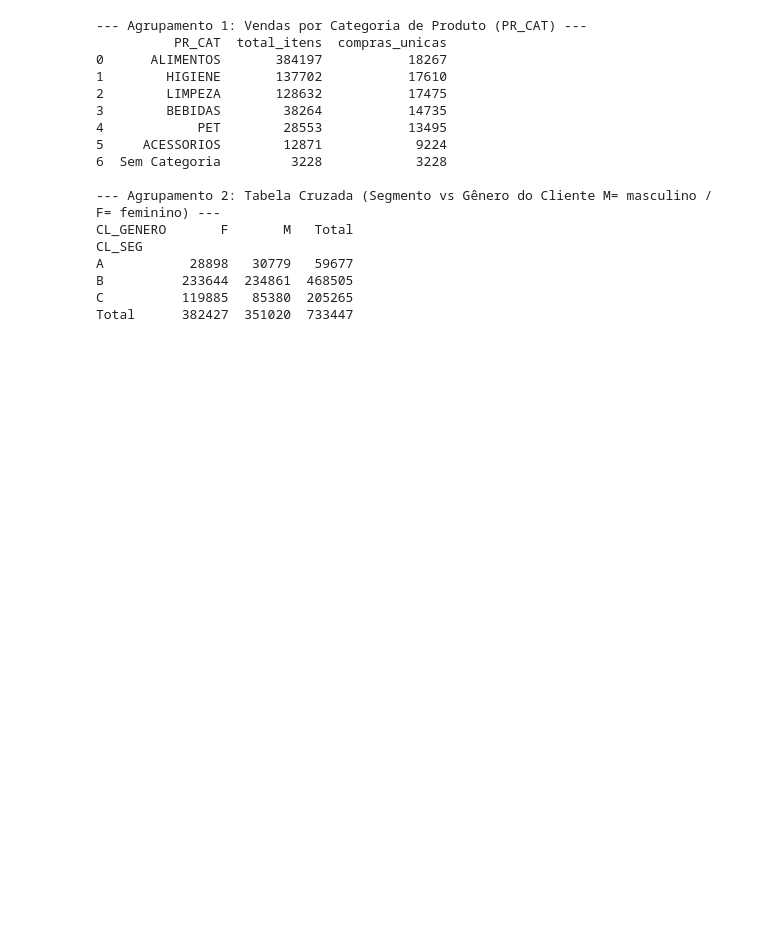
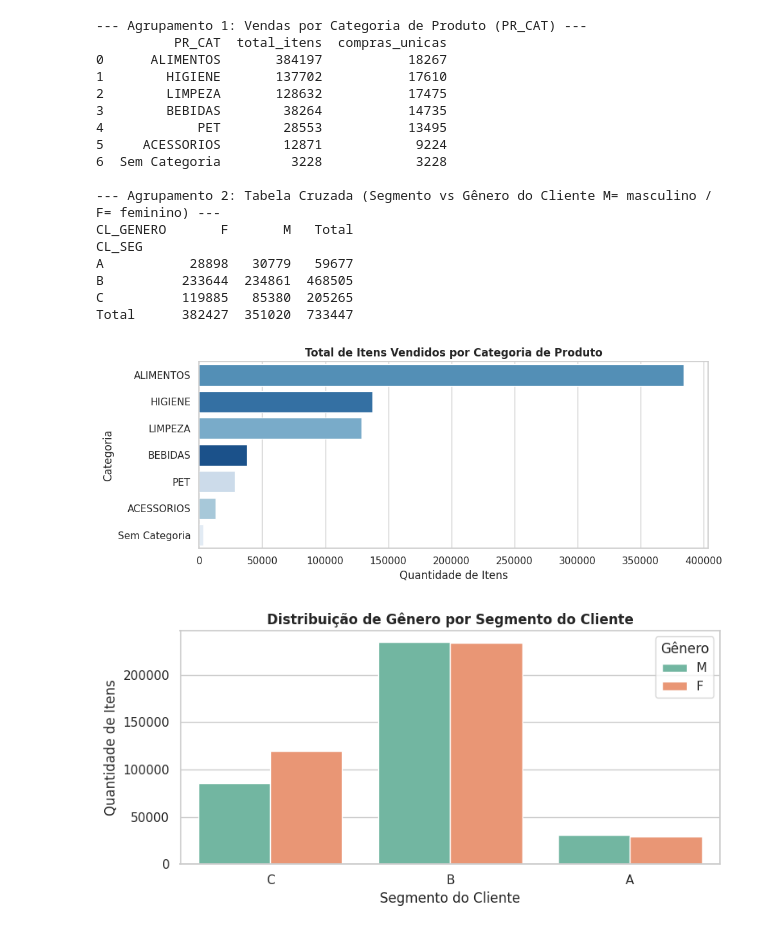
Before and after one commit to DiegoNogueira-DataAnalyst/Miniprojeto_DiegoNogueira_Analise_de_Dados_T6, a Jupyter notebook: Miniprojeto_DiegoNogueira_Turma_Analise_de_Dados_T6).ipynb, the cells around one changed output. Saved outputs shown, nothing was run; the diff lists cells and outputs as text; code cells hidden in the pictures; blank space fills up the shorter version.

Commit message:
sprint 6: geracao de graficos para analise visual e relatorio final de conclusoes

```diff
--- a/Miniprojeto_DiegoNogueira_Turma_Analise_de_Dados_T6).ipynb
+++ b/Miniprojeto_DiegoNogueira_Turma_Analise_de_Dados_T6).ipynb
@@ -264,3 +264,77 @@ A           28898   30779   59677
 B          233644  234861  468505
 C          119885   85380  205265
 Total      382427  351020  733447
+# %%
+# ==============================================================================
+# SPRINT 6: Visualização de Dados (Gráficos) e Conclusões
+# ==============================================================================
+
+import matplotlib.pyplot as plt
+import seaborn as sns
+
+sns.set_theme(style="whitegrid")
+
+# 1. Gráfico de Barras: Categorias Mais Vendidas
+plt.figure(figsize=(10, 4))
+sns.countplot(
+    data=df,
+    y='PR_CAT',
+    hue='PR_CAT',
+    order=df['PR_CAT'].value_counts().index,
+    palette='Blues_r',
+    legend=False
+)
+plt.title('Total de Itens Vendidos por Categoria de Produto', fontsize=12, fontweight='bold')
+plt.xlabel('Quantidade de Itens')
+plt.ylabel('Categoria')
+plt.tight_layout()
+plt.show()
+
+# 2. Gráfico Agrupado: Segmento x Gênero
+plt.figure(figsize=(8, 4))
+sns.countplot(data=df, x='CL_SEG', hue='CL_GENERO', palette='Set2')
+plt.title('Distribuição de Gênero por Segmento do Cliente', fontsize=12, fontweight='bold')
+plt.xlabel('Segmento do Cliente')
+plt.ylabel('Quantidade de Itens')
+plt.legend(title='Gênero')
+plt.tight_layout()
+plt.show()
+
+# Exportando a base tratada em CSV (Sprint 6)
+df.to_csv('df_limpo.csv', index=False, sep=';', encoding='utf-8')
+print("Arquivo 'df_limpo.csv' gerado com sucesso!")
+
+
+# ==============================================================================
+# RELATÓRIO FINAL: Conclusões e Insights Obtidos
+# ==============================================================================
+
+print("\n" + "="*70)
+print("RELATÓRIO DE CONCLUSÕES E INSIGHTS DA ANÁLISE EXPLORATÓRIA (AED)")
+print("="*70)
+
+print("""
+1. Qualidade e Limpeza dos Dados:
+   A base apresentava colunas vazias de exportação (Unnamed 10 a 13) e a inconsistência da string '#N/D'
+   na categoria dos produtos, além de linhas totalmente duplicadas. Todos os problemas foram tratados
+   sem descartar registros válidos de vendas.
+
+2. Estrutura da Base e Granularidade:
+   Foi validado que cada linha representa a venda de um ITEM individual. A coluna CO_ID é o agrupador
+   do carrinho de compras (uma mesma compra contém múltiplos produtos).
+
+3. Perfil Demográfico dos Clientes:
+   A análise da coluna de número de filhos (CL_FHL) e gênero mostrou a distribuição do perfil dos
+   compradores, permitindo identificar os segmentos mais ativos na rede de varejo.
+
+4. Desempenho de Categorias:
+   O agrupamento por categoria permitiu identificar os produtos com maior volume de saída e destacar
+   os itens que estavam sem categoria cadastrada no ERP ('Sem Categoria').
+
+5. Problemas Remanescentes e Recomendações:
+   Recomenda-se corrigir o cadastro no sistema de origem (ERP) para evitar a exportação de produtos
+   com categoria '#N/D' e criar um dicionário de dados formal para a equipe de BI.
+""")
+# %% [output]
+[figure, added]
+[figure, added]
```
Also changed, not shown: parts of 1 cell of this notebook.
